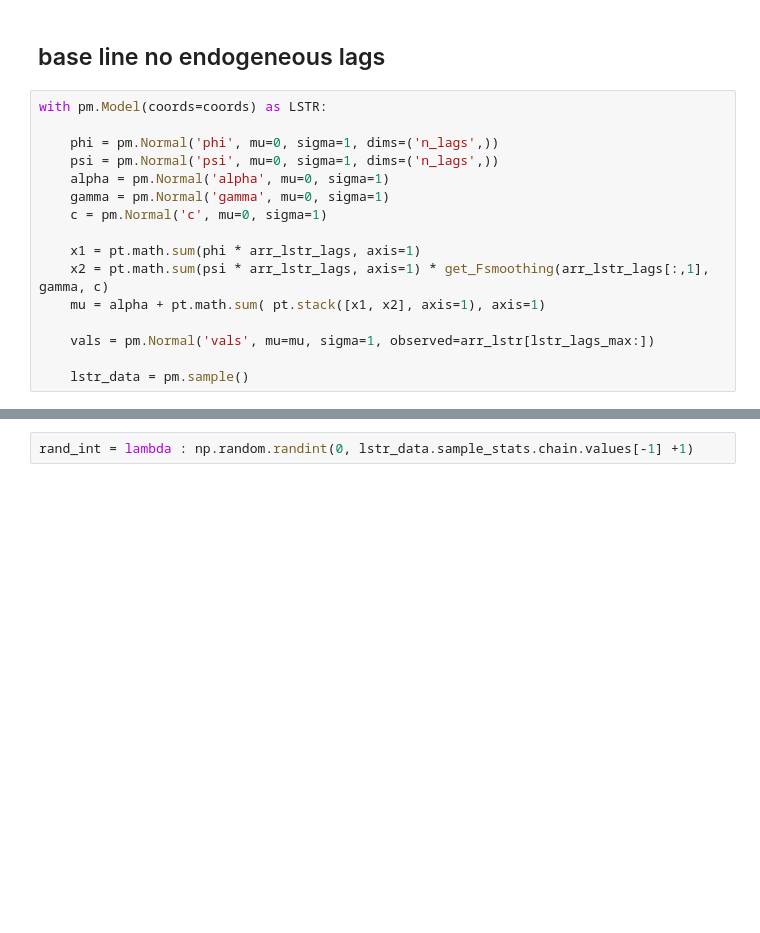
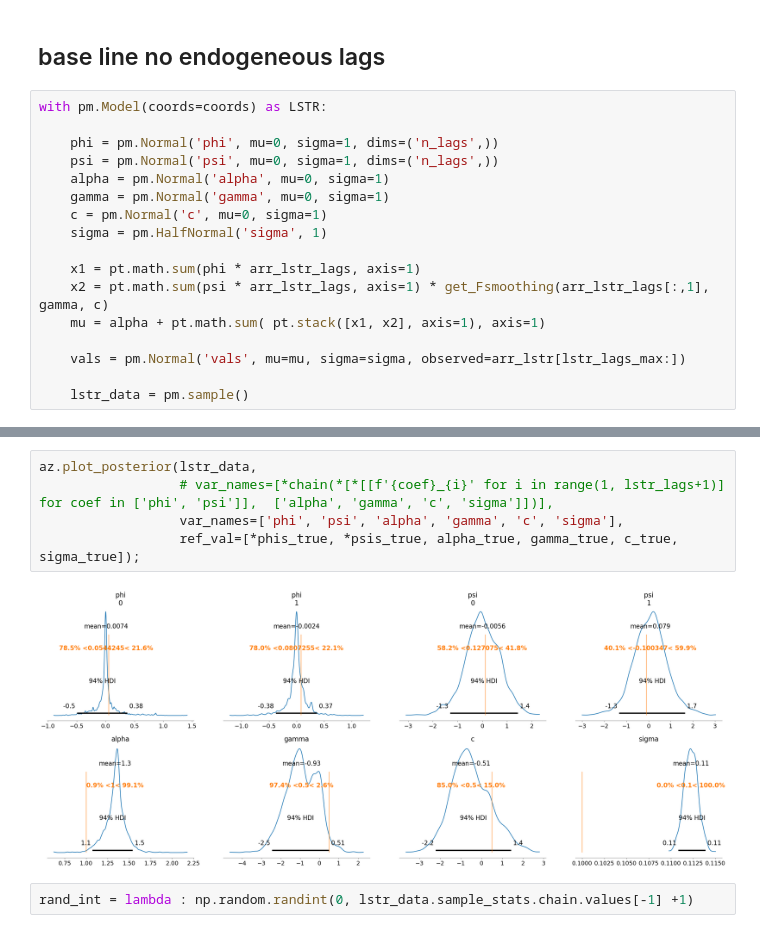
Before and after one commit to lukasgrahl/miscellaneous, a Jupyter notebook: notebooks/LSTR.ipynb, the cells around one changed output, grey strips where cells are left out. Saved outputs shown, nothing was run; the diff lists cells and outputs as text; blank space fills up the shorter version.

```diff
--- a/notebooks/LSTR.ipynb
+++ b/notebooks/LSTR.ipynb
@@ -127,12 +100,13 @@ with pm.Model(coords=coords) as LSTR:
     alpha = pm.Normal('alpha', mu=0, sigma=1)
     gamma = pm.Normal('gamma', mu=0, sigma=1)
     c = pm.Normal('c', mu=0, sigma=1)
+    sigma = pm.HalfNormal('sigma', 1)
 
     x1 = pt.math.sum(phi * arr_lstr_lags, axis=1)
     x2 = pt.math.sum(psi * arr_lstr_lags, axis=1) * get_Fsmoothing(arr_lstr_lags[:,1], gamma, c)
     mu = alpha + pt.math.sum( pt.stack([x1, x2], axis=1), axis=1)
 
-    vals = pm.Normal('vals', mu=mu, sigma=1, observed=arr_lstr[lstr_lags_max:])
+    vals = pm.Normal('vals', mu=mu, sigma=sigma, observed=arr_lstr[lstr_lags_max:])
 
     lstr_data = pm.sample()
 # %% [output]
@@ -150,3 +129,10 @@ plt.tight_layout();
+# %%
+az.plot_posterior(lstr_data,
+                  # var_names=[*chain(*[*[[f'{coef}_{i}' for i in range(1, lstr_lags+1)] for coef in ['phi', 'psi']],  ['alpha', 'gamma', 'c', 'sigma']])],
+                  var_names=['phi', 'psi', 'alpha', 'gamma', 'c', 'sigma'],
+                  ref_val=[*phis_true, *psis_true, alpha_true, gamma_true, c_true, sigma_true]);
+# %% [output]
+[figure, added]
 # %%
 rand_int = lambda : np.random.randint(0, lstr_data.sample_stats.chain.values[-1] +1)
 # %%
```
Also changed, not shown: parts of 13 cells of this notebook.
